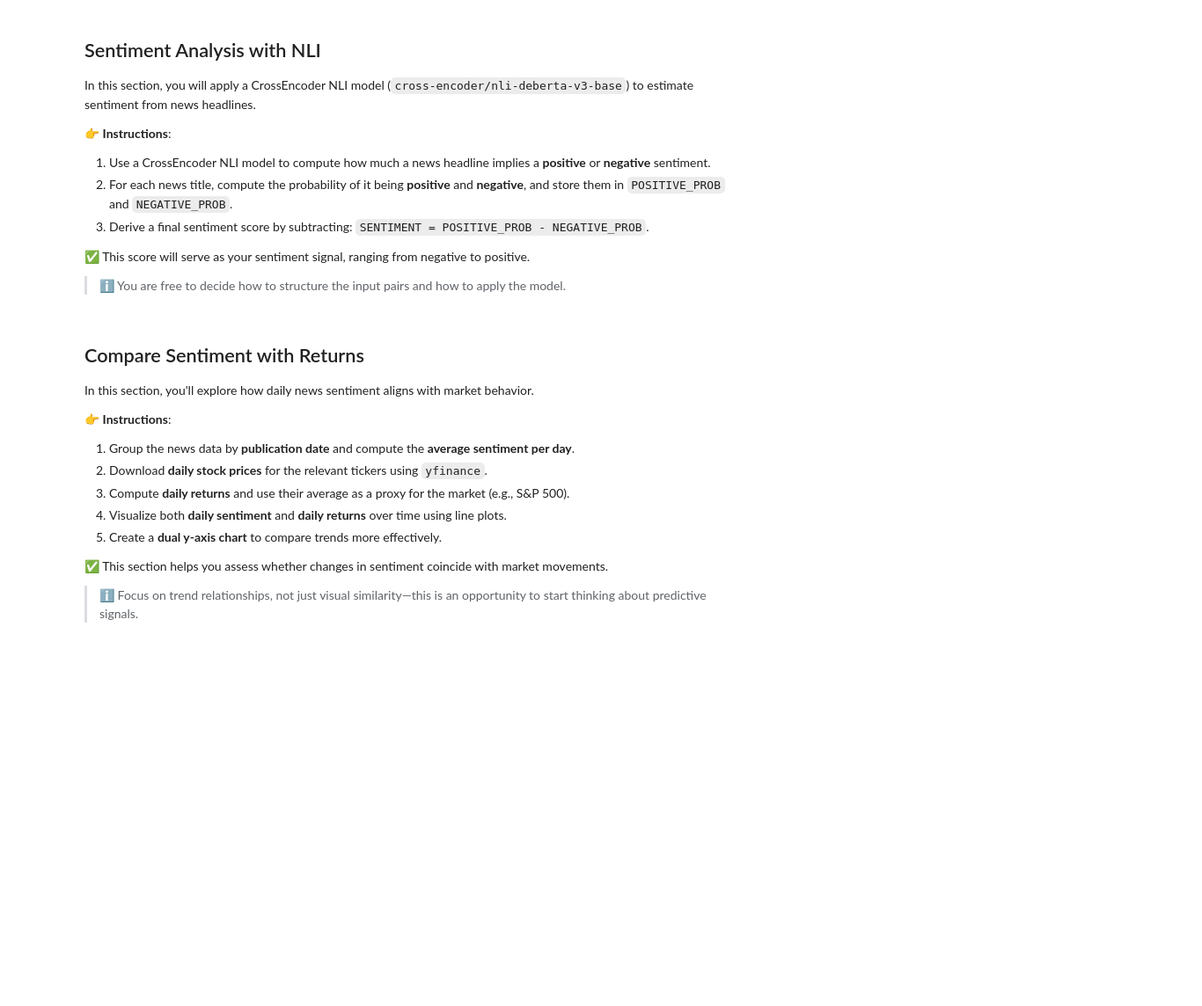
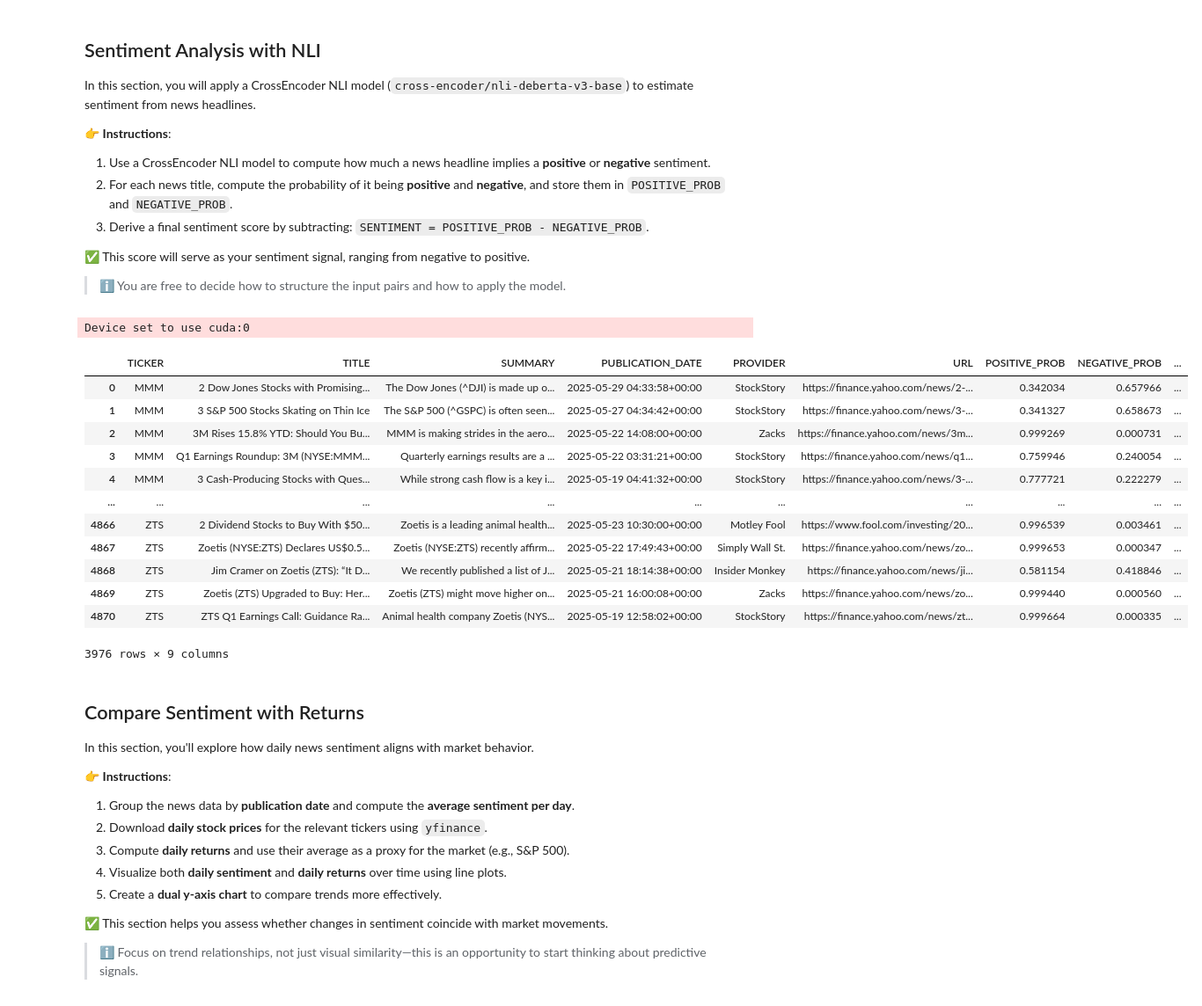
Before and after one commit to ludanortmun/itesm-mna-fintech, a Jupyter notebook: notebooks/sentiment_nli_ortegaA01795197.ipynb, the cells around one changed output. Shown: that part at 88% size. Cells and saved outputs as stored; diff of their text form; code cells hidden in the pictures; blank space fills up the shorter version.

Commit message:
WIP: create NLI pipeline

```diff
--- a/notebooks/sentiment_nli_ortegaA01795197.ipynb
+++ b/notebooks/sentiment_nli_ortegaA01795197.ipynb
@@ -108,8 +95,49 @@ In this section, you will apply a CrossEncoder NLI model (`cross-encoder/nli-deb
 
 > ℹ️ You are free to decide how to structure the input pairs and how to apply the model.
 # %%
-# CODE HERE
-# Use as many coding cells as you need
+from transformers import pipeline
+
+nli_pipeline = pipeline("zero-shot-classification", model="cross-encoder/nli-deberta-v3-base")
+# %% [output]
+Device set to use cuda:0
+# %%
+premise_template = "The following is a summary of a news article: {summary}"
+premises = [premise_template.format(summary=summary) for summary in df_news['SUMMARY']]
+# %%
+r = nli_pipeline(premises,
+                 candidate_labels=["positive", "negative"],
+                 hypothesis_template="This article contains {} news about the related company")
+# %%
+def get_positive_negative_probs(scores, labels):
+    return scores[labels.index("positive")], scores[labels.index("negative")]
+# %%
+POSITIVE_PROB = []
+NEGATIVE_PROB = []
+
+for result in r:
+    positive_prob, negative_prob = get_positive_negative_probs(result['scores'], result['labels'])
+    POSITIVE_PROB.append(positive_prob)
+    NEGATIVE_PROB.append(negative_prob)
+# %%
+df_news['POSITIVE_PROB'] = POSITIVE_PROB
+df_news['NEGATIVE_PROB'] = NEGATIVE_PROB
+df_news['SENTIMENT'] = df_news['POSITIVE_PROB'] - df_news['NEGATIVE_PROB']
+
+display(df_news)
+# %% [output]
+|  | TICKER | TITLE | SUMMARY | PUBLICATION_DATE | PROVIDER | URL | POSITIVE_PROB | NEGATIVE_PROB | ... |
+| 0 | MMM | 2 Dow Jones Stocks with Promising... | The Dow Jones (^DJI) is made up o... | 2025-05-29 04:33:58+00:00 | StockStory | https://finance.yahoo.com/news/2-... | 0.342034 | 0.657966 | ... |
+| 1 | MMM | 3 S&P 500 Stocks Skating on Thin Ice | The S&P 500 (^GSPC) is often seen... | 2025-05-27 04:34:42+00:00 | StockStory | https://finance.yahoo.com/news/3-... | 0.341327 | 0.658673 | ... |
+| 2 | MMM | 3M Rises 15.8% YTD: Should You Bu... | MMM is making strides in the aero... | 2025-05-22 14:08:00+00:00 | Zacks | https://finance.yahoo.com/news/3m... | 0.999269 | 0.000731 | ... |
+| 3 | MMM | Q1 Earnings Roundup: 3M (NYSE:MMM... | Quarterly earnings results are a ... | 2025-05-22 03:31:21+00:00 | StockStory | https://finance.yahoo.com/news/q1... | 0.759946 | 0.240054 | ... |
+| 4 | MMM | 3 Cash-Producing Stocks with Ques... | While strong cash flow is a key i... | 2025-05-19 04:41:32+00:00 | StockStory | https://finance.yahoo.com/news/3-... | 0.777721 | 0.222279 | ... |
+| ... | ... | ... | ... | ... | ... | ... | ... | ... | ... |
+| 4866 | ZTS | 2 Dividend Stocks to Buy With $50... | Zoetis is a leading animal health... | 2025-05-23 10:30:00+00:00 | Motley Fool | https://www.fool.com/investing/20... | 0.996539 | 0.003461 | ... |
+| 4867 | ZTS | Zoetis (NYSE:ZTS) Declares US$0.5... | Zoetis (NYSE:ZTS) recently affirm... | 2025-05-22 17:49:43+00:00 | Simply Wall St. | https://finance.yahoo.com/news/zo... | 0.999653 | 0.000347 | ... |
+| 4868 | ZTS | Jim Cramer on Zoetis (ZTS): “It D... | We recently published a list of J... | 2025-05-21 18:14:38+00:00 | Insider Monkey | https://finance.yahoo.com/news/ji... | 0.581154 | 0.418846 | ... |
+| 4869 | ZTS | Zoetis (ZTS) Upgraded to Buy: Her... | Zoetis (ZTS) might move higher on... | 2025-05-21 16:00:08+00:00 | Zacks | https://finance.yahoo.com/news/zo... | 0.999440 | 0.000560 | ... |
+| 4870 | ZTS | ZTS Q1 Earnings Call: Guidance Ra... | Animal health company Zoetis (NYS... | 2025-05-19 12:58:02+00:00 | StockStory | https://finance.yahoo.com/news/zt... | 0.999664 | 0.000335 | ... |
+3976 rows × 9 columns
 # %% [markdown]
 ## Compare Sentiment with Returns
 
```
Also changed, not shown: parts of 3 cells of this notebook.
